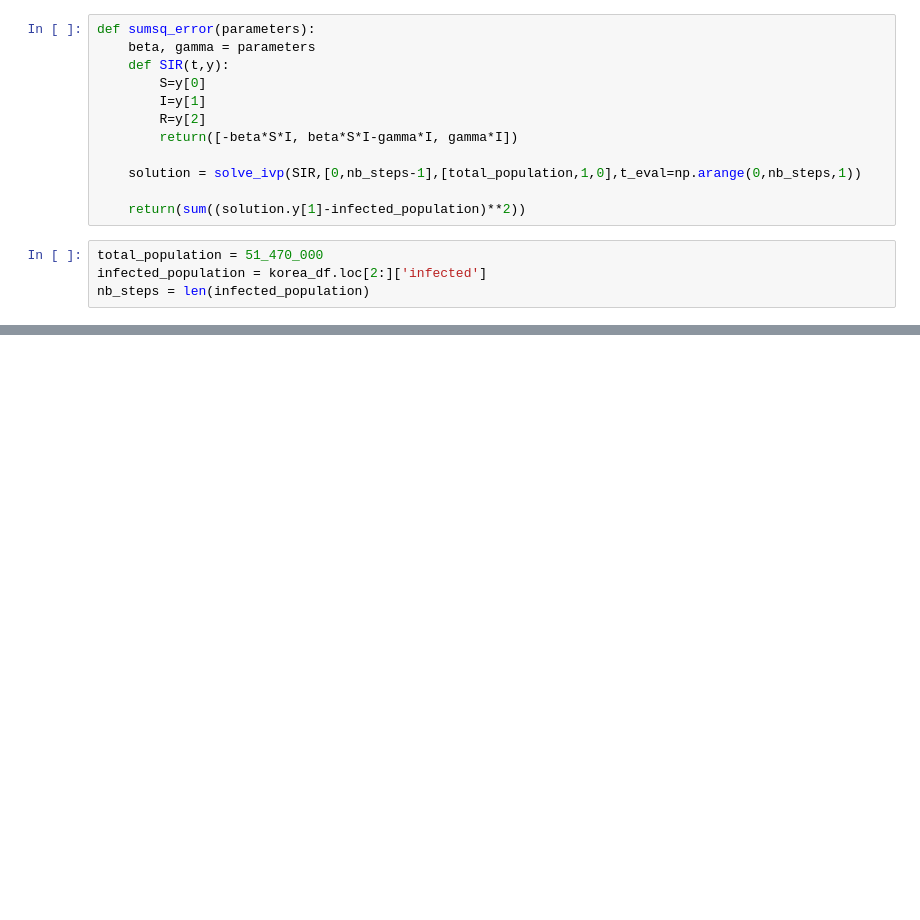
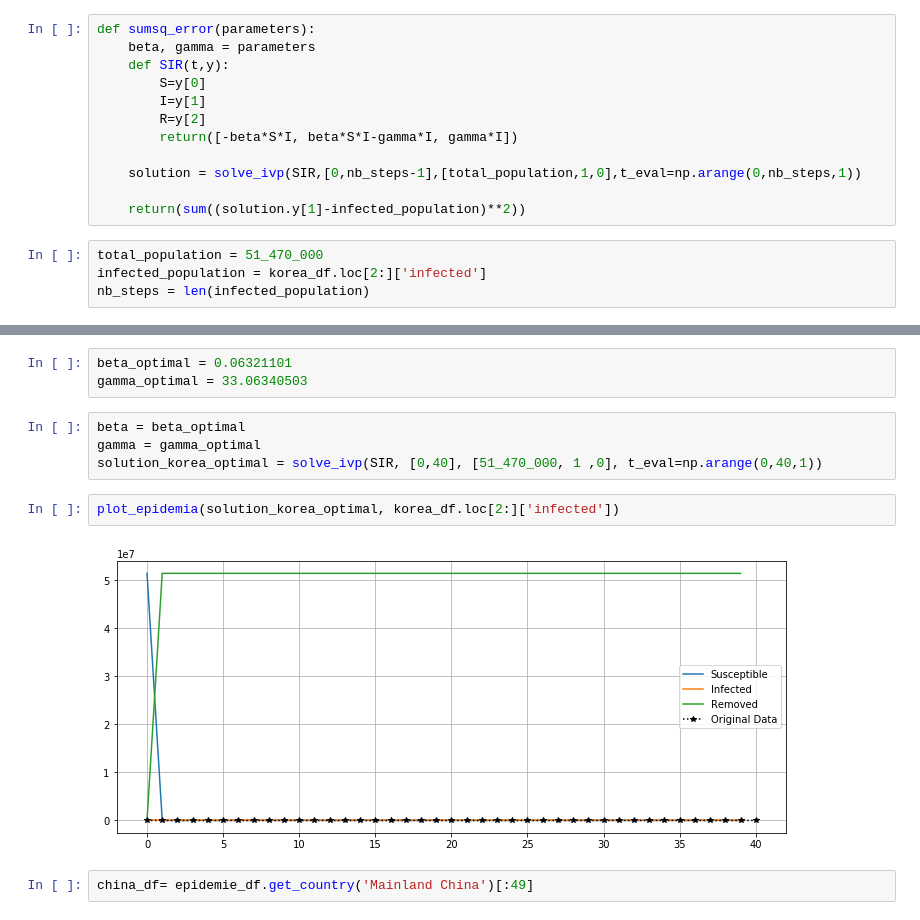
Before and after one commit to data13002/corona, a Jupyter notebook: notebooks/Modélisation.ipynb, the cells around one changed output, grey strips where cells are left out. Saved outputs shown, nothing was run; the diff lists cells and outputs as text; blank space fills up the shorter version.

```diff
--- a/notebooks/Modélisation.ipynb
+++ b/notebooks/Modélisation.ipynb
@@ -198,0 +220,13 @@ msol.x
+# %%
+beta_optimal = 0.06321101
+gamma_optimal = 33.06340503
+# %%
+beta = beta_optimal
+gamma = gamma_optimal
+solution_korea_optimal = solve_ivp(SIR, [0,40], [51_470_000, 1 ,0], t_eval=np.arange(0,40,1))
+# %%
+plot_epidemia(solution_korea_optimal, korea_df.loc[2:]['infected'])
+# %% [output]
+[figure, added]
+# %%
+china_df= epidemie_df.get_country('Mainland China')[:49]
```
Also changed, not shown: parts of 11 cells of this notebook.
